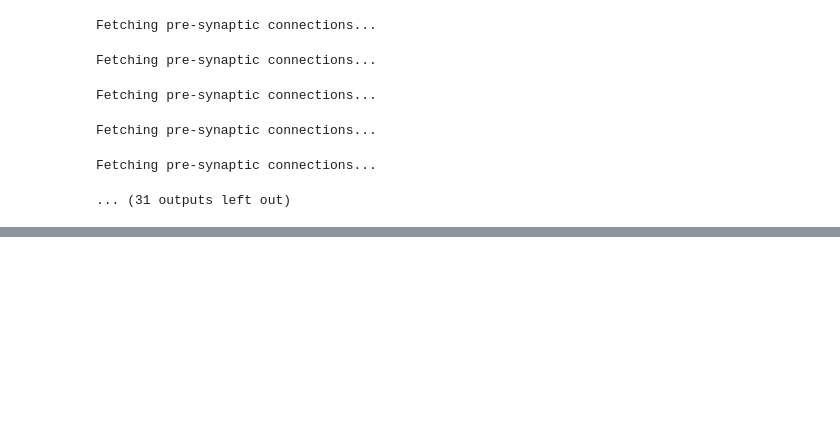
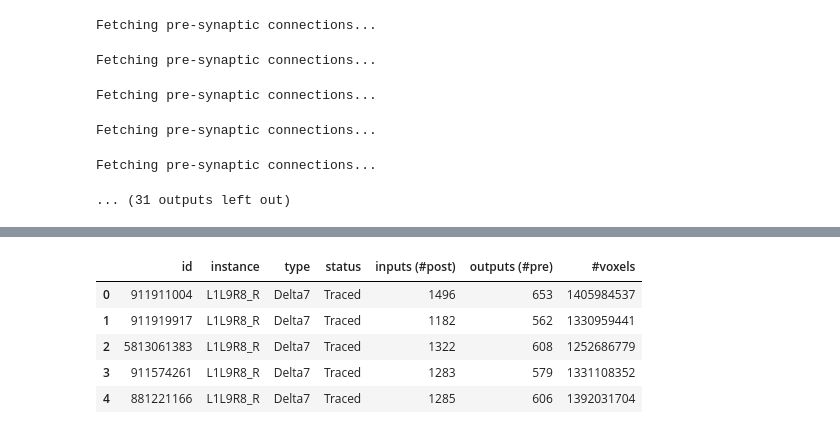
Before and after one commit to sansachenlelele/connectome_analysis_fisherlab, a Jupyter notebook: send_to_fisherlabgithub/notebooks/download_synapsecount_from_neuprint.ipynb, the cells around one changed output, grey strips where cells are left out. Drawn from its saved outputs; the diff is of its cells as text; code cells hidden in the pictures; blank space fills up the shorter version.

```diff
--- a/send_to_fisherlabgithub/notebooks/download_synapsecount_from_neuprint.ipynb
+++ b/send_to_fisherlabgithub/notebooks/download_synapsecount_from_neuprint.ipynb
@@ -189,0 +225,9 @@ Fetching pre-synaptic connections...
+# %%
+hemibrain_d7_names.head()
+# %% [output]
+|  | id | instance | type | status | inputs (#post) | outputs (#pre) | #voxels |
+| 0 | 911911004 | L1L9R8_R | Delta7 | Traced | 1496 | 653 | 1405984537 |
+| 1 | 911919917 | L1L9R8_R | Delta7 | Traced | 1182 | 562 | 1330959441 |
+| 2 | 5813061383 | L1L9R8_R | Delta7 | Traced | 1322 | 608 | 1252686779 |
+| 3 | 911574261 | L1L9R8_R | Delta7 | Traced | 1283 | 579 | 1331108352 |
+| 4 | 881221166 | L1L9R8_R | Delta7 | Traced | 1285 | 606 | 1392031704 |
```
Also changed, not shown: parts of 7 cells of this notebook, 45 other files.
